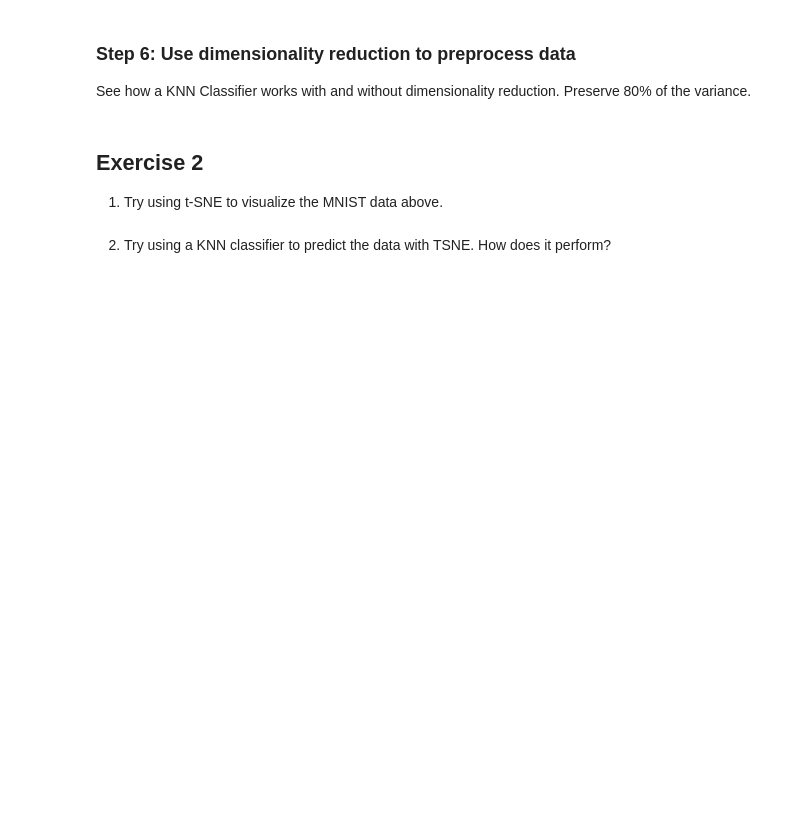
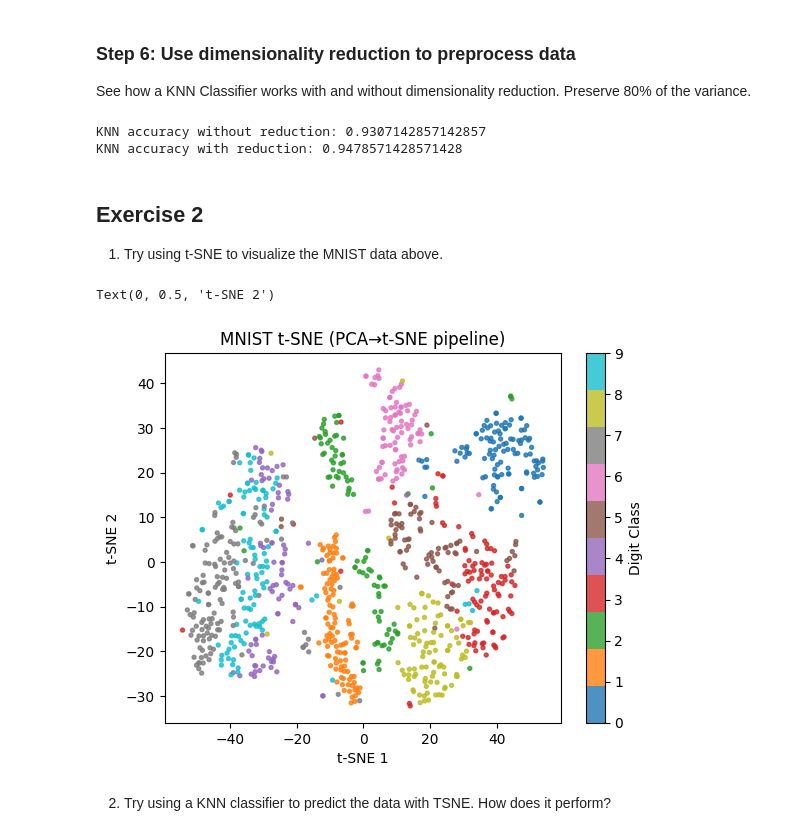
Before and after one commit to SU-IST707-FS25/week-4-materials-zseidel18, a Jupyter notebook: assignment.ipynb, the cells around one changed output. Cells and saved outputs as stored; diff of their text form; code cells hidden in the pictures; blank space fills up the shorter version.

```diff
--- a/assignment.ipynb
+++ b/assignment.ipynb
@@ -77,13 +118,68 @@ plot_mnist_digit(X_mnist_train[0])
 
 See how a KNN Classifier works with and without dimensionality reduction. Preserve 80% of the variance.
 # %%
-# Your code here
+#KNN without reduction
+knn = KNeighborsClassifier(n_neighbors = 10)
+knn.fit(X_mnist_train, y_mnist_train)
+
+y_pred_knn = knn.predict(X_mnist_test)
+acc_knn = accuracy_score(y_mnist_test, y_pred_knn)
+
+#PCA with 80% var
+pca_80 = PCA(n_components = 0.8)
+X_train_pca = pca_80.fit_transform(X_mnist_train)
+X_test_pca = pca_80.transform(X_mnist_test)
+
+#KNN with pca
+knn_pca = KNeighborsClassifier(n_neighbors = 10)
+knn_pca.fit(X_train_pca, y_mnist_train)
+
+y_pred_pca = knn_pca.predict(X_test_pca)
+acc_pca = accuracy_score(y_mnist_test, y_pred_pca)
+
+#results
+print(f"KNN accuracy without reduction: {acc_knn}")
+print(f"KNN accuracy with reduction: {acc_pca}")
+# %% [output]
+KNN accuracy without reduction: 0.9307142857142857
+KNN accuracy with reduction: 0.9478571428571428
 # %% [markdown]
 ## Exercise 2
 <!-- @q -->
 1. Try using t-SNE to visualize the MNIST data above.
 # %%
-# Your code here
+from sklearn.manifold import TSNE
+
+#Subsample prep for TNSE
+rng = np.random.RandomState(42)
+idx = rng.choice(len(X), size = 1000)
+X_sub = X[idx]
+y_sub = y[idx]
+
+#Reduction to 50 before TSNE
+pca = PCA(n_components = 50, random_state = 42)
+X_50 = pca.fit_transform(X_sub)
+
+#TSNE
+tsne = TSNE(
+    n_components = 2,
+    init = "pca",
+    max_iter = 1000,
+    random_state = 42
+)
+X_tsne = tsne.fit_transform(X_50)
+
+#Plot
+plt.figure()
+sc = plt.scatter(X_tsne[:, 0], X_tsne[:, 1], c=y_sub, cmap="tab10", s=8, alpha=0.8)
+cbar = plt.colorbar(sc)
+cbar.set_label("Digit Class")
+plt.title("MNIST t-SNE (PCA→t-SNE pipeline)")
+plt.xlabel("t-SNE 1")
+plt.ylabel("t-SNE 2")
+# %% [output]
+Text(0, 0.5, 't-SNE 2')
+[figure, added]
 # %% [markdown]
 2. Try using a KNN classifier to predict the data with TSNE.  How does it perform?
 # %%
```
Also changed, not shown: parts of 6 cells of this notebook.
